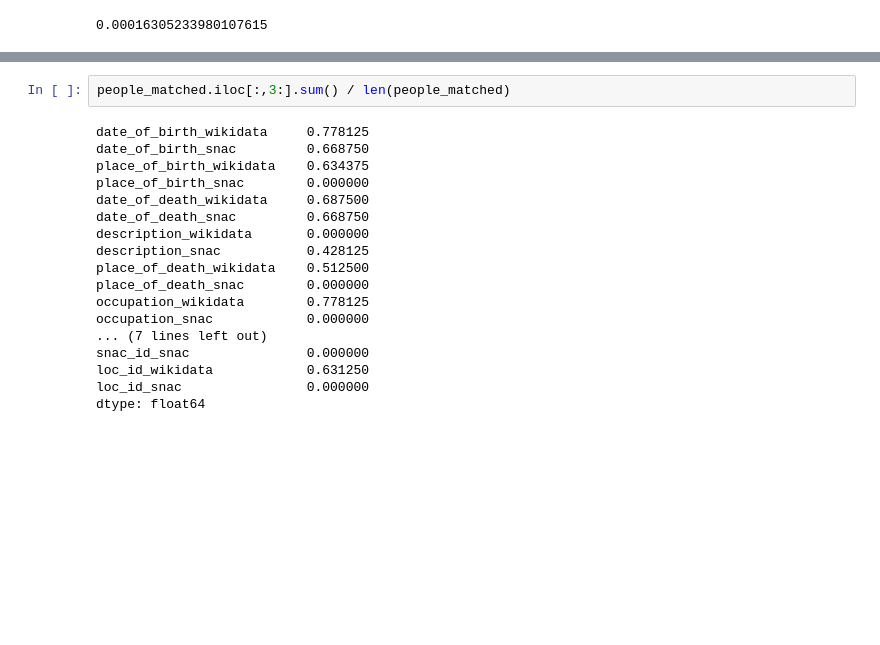
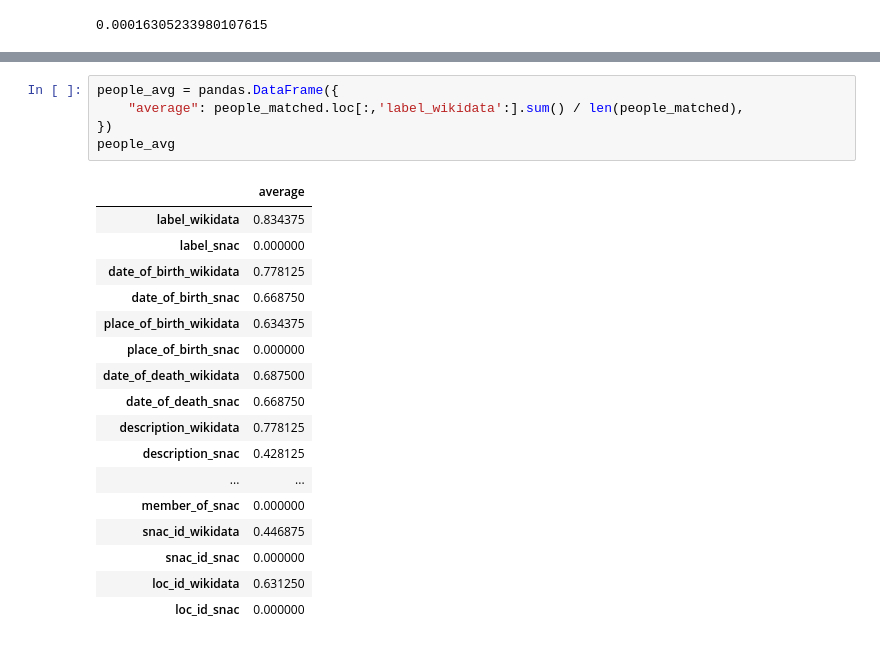
Before and after one commit to umd-mith/airwaves-entity-report, a Jupyter notebook: Entity Report.ipynb, the cells around one changed output, grey strips where cells are left out. Drawn from its saved outputs; the diff is of its cells as text; blank space fills up the shorter version.

```diff
--- a/Entity Report.ipynb
+++ b/Entity Report.ipynb
@@ -83,20 +81,23 @@ people_matched
 # %%
-people_matched.iloc[:,3:].sum() / len(people_matched)
+people_avg = pandas.DataFrame({
+    "average": people_matched.loc[:,'label_wikidata':].sum() / len(people_matched),
+})
+people_avg
 # %% [output]
-date_of_birth_wikidata     0.778125
-date_of_birth_snac         0.668750
-place_of_birth_wikidata    0.634375
-place_of_birth_snac        0.000000
-date_of_death_wikidata     0.687500
-date_of_death_snac         0.668750
-description_wikidata       0.000000
-description_snac           0.428125
-place_of_death_wikidata    0.512500
-place_of_death_snac        0.000000
-occupation_wikidata        0.778125
-occupation_snac            0.000000
-... (7 lines left out)
-snac_id_snac               0.000000
-loc_id_wikidata            0.631250
-loc_id_snac                0.000000
-dtype: float64
+|  | average |
+| label_wikidata | 0.834375 |
+| label_snac | 0.000000 |
+| date_of_birth_wikidata | 0.778125 |
+| date_of_birth_snac | 0.668750 |
+| place_of_birth_wikidata | 0.634375 |
+| place_of_birth_snac | 0.000000 |
+| date_of_death_wikidata | 0.687500 |
+| date_of_death_snac | 0.668750 |
+| description_wikidata | 0.778125 |
+| description_snac | 0.428125 |
+| ... | ... |
+| member_of_snac | 0.000000 |
+| snac_id_wikidata | 0.446875 |
+| snac_id_snac | 0.000000 |
+| loc_id_wikidata | 0.631250 |
+| loc_id_snac | 0.000000 |
```
Also changed, not shown: parts of 9 cells of this notebook, 5 other files.
